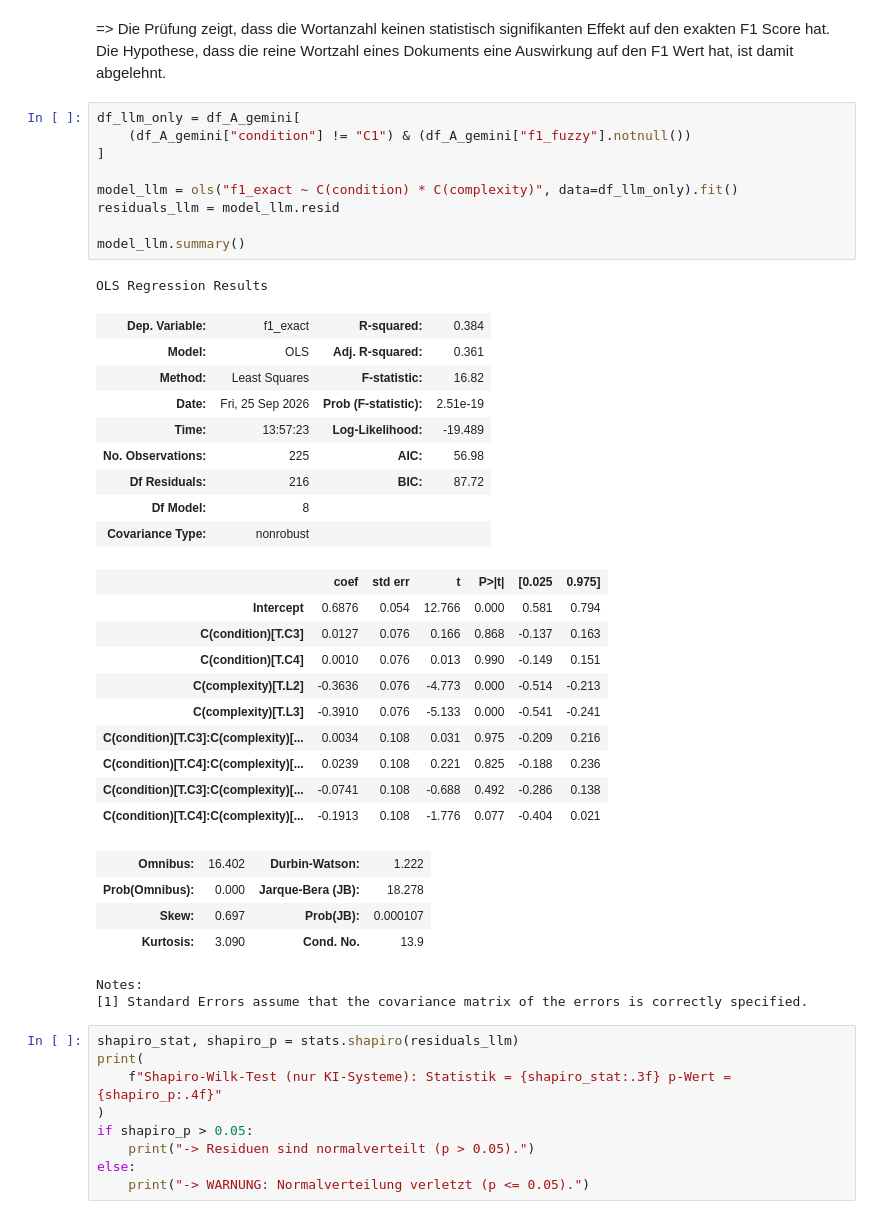
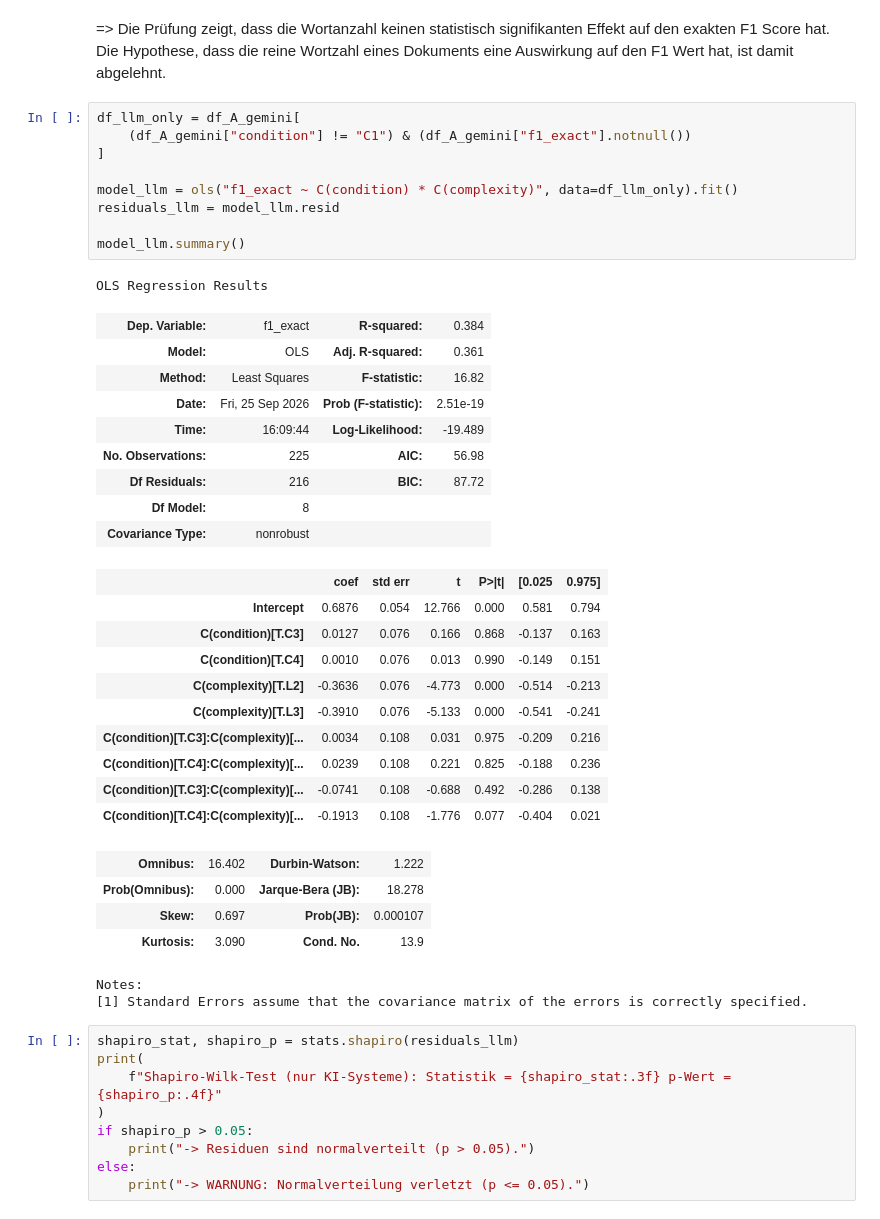
Before and after one commit to StefanEissler/doc-automation-architecture, a Jupyter notebook: notebooks/statistical_evaluation_A_internal.ipynb, the cells around one changed output. Cells and saved outputs as stored; diff of their text form.

```diff
--- a/notebooks/statistical_evaluation_A_internal.ipynb
+++ b/notebooks/statistical_evaluation_A_internal.ipynb
@@ -1319,20 +1315,20 @@ display(result_with_wordcount)
 => Die Prüfung zeigt, dass die Wortanzahl keinen statistisch signifikanten Effekt auf den exakten F1 Score hat. Die Hypothese, dass die reine Wortzahl eines Dokuments eine Auswirkung auf den F1 Wert hat, ist damit abgelehnt.
 # %%
 df_llm_only = df_A_gemini[
-    (df_A_gemini["condition"] != "C1") & (df_A_gemini["f1_fuzzy"].notnull())
+    (df_A_gemini["condition"] != "C1") & (df_A_gemini["f1_exact"].notnull())
 ]
 
 model_llm = ols("f1_exact ~ C(condition) * C(complexity)", data=df_llm_only).fit()
 residuals_llm = model_llm.resid
 
 model_llm.summary()
 # %% [output]
 OLS Regression Results
 | Dep. Variable: | f1_exact | R-squared: | 0.384 |
 | Model: | OLS | Adj. R-squared: | 0.361 |
 | Method: | Least Squares | F-statistic: | 16.82 |
 | Date: | Fri, 25 Sep 2026 | Prob (F-statistic): | 2.51e-19 |
-| Time: | 13:57:23 | Log-Likelihood: | -19.489 |
+| Time: | 16:09:44 | Log-Likelihood: | -19.489 |
 | No. Observations: | 225 | AIC: | 56.98 |
 | Df Residuals: | 216 | BIC: | 87.72 |
 | Df Model: | 8 |  |  |
```
Also changed, not shown: parts of 8 cells of this notebook.
